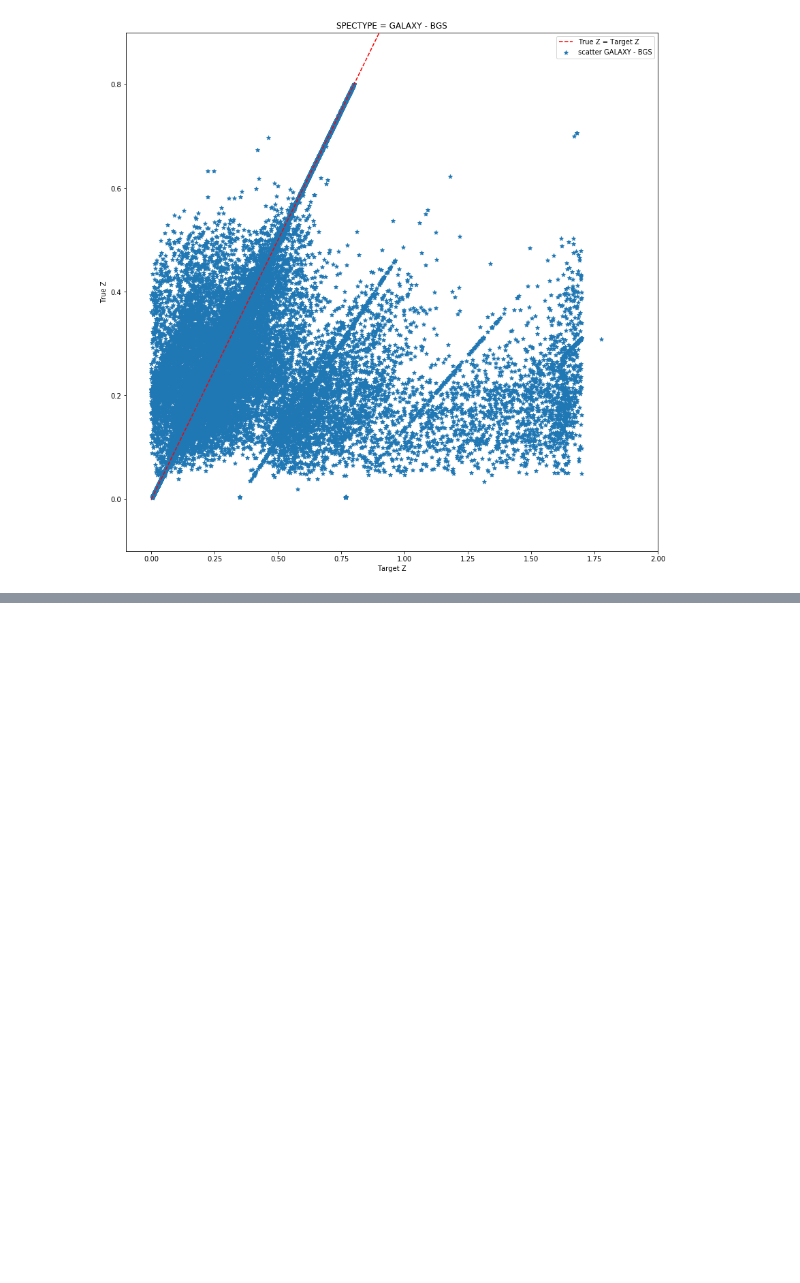
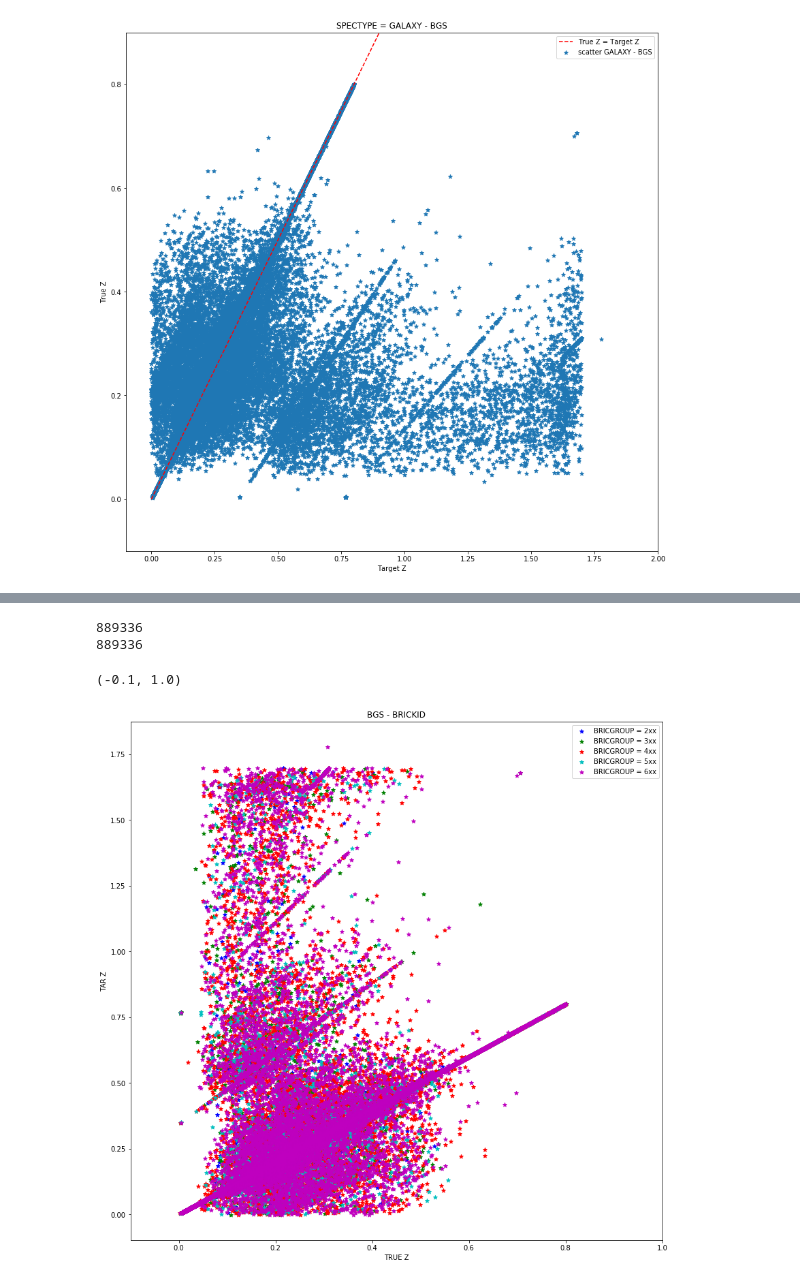
Before and after one commit to sergiolobo26/Monograf-aRedshiftML, a Jupyter notebook: Python/GALAXY-BGS.ipynb, the cells around one changed output, grey strips where cells are left out. Saved outputs shown, nothing was run; the diff lists cells and outputs as text; code cells hidden in the pictures; blank space fills up the shorter version.

```diff
--- a/Python/GALAXY-BGS.ipynb
+++ b/Python/GALAXY-BGS.ipynb
@@ -94,0 +152,53 @@ print(BGS_file_tar[1][1])
+# %%
+# subdivide by brick group, 2xx, 3xx, 4xx, 5xx, 6xx.
+#color = [b, g, r, c, m]
+plot_by_brick_group_2 = []
+plot_by_brick_group_3 = []
+plot_by_brick_group_4 = []
+plot_by_brick_group_5 = []
+plot_by_brick_group_6 = []
+
+for i, group in enumerate(brickID_group):
+    if group//100 == 2:
+        plot_by_brick_group_2.append([BGS_file_true[1]['TRUEZ'][i][0], BGS_file_tar[1]['Z'][i][0]])
+    elif group//100 == 3:
+        plot_by_brick_group_3.append([BGS_file_true[1]['TRUEZ'][i][0], BGS_file_tar[1]['Z'][i][0]])
+    elif group//100 == 4:
+        plot_by_brick_group_4.append([BGS_file_true[1]['TRUEZ'][i][0], BGS_file_tar[1]['Z'][i][0]])
+    elif group//100 == 5:
+        plot_by_brick_group_5.append([BGS_file_true[1]['TRUEZ'][i][0], BGS_file_tar[1]['Z'][i][0]])
+    elif group//100 == 6:
+        plot_by_brick_group_6.append([BGS_file_true[1]['TRUEZ'][i][0], BGS_file_tar[1]['Z'][i][0]])
+
+plot_by_brick_group_2 = array(plot_by_brick_group_2)
+plot_by_brick_group_3 = array(plot_by_brick_group_3)
+plot_by_brick_group_4 = array(plot_by_brick_group_4)
+plot_by_brick_group_5 = array(plot_by_brick_group_5)
+plot_by_brick_group_6 = array(plot_by_brick_group_6)
+# %%
+print(len(brickID_group))
+print(len(plot_by_brick_group_2)+len(plot_by_brick_group_3)+len(plot_by_brick_group_4)+len(plot_by_brick_group_5)+len(plot_by_brick_group_6))
+# %% [output]
+889336
+889336
+# %%
+fig, ax = subplots(figsize=(14, 14))
+
+ax.scatter(plot_by_brick_group_2[:,0],plot_by_brick_group_2[:,1], marker='*', color='b')
+
+ax.scatter(plot_by_brick_group_3[:,0],plot_by_brick_group_3[:,1], marker='*', color='g')
+
+ax.scatter(plot_by_brick_group_4[:,0],plot_by_brick_group_4[:,1], marker='*', color='r')
+
+ax.scatter(plot_by_brick_group_5[:,0],plot_by_brick_group_5[:,1], marker='*', color='c')
+
+ax.scatter(plot_by_brick_group_6[:,0],plot_by_brick_group_6[:,1], marker='*', color='m')
+
+ax.legend(('BRICGROUP = 2xx', 'BRICGROUP = 3xx', 'BRICGROUP = 4xx', 'BRICGROUP = 5xx', 'BRICGROUP = 6xx'))
+ax.set_xlabel('TRUE Z')
+ax.set_ylabel('TAR Z')
+ax.set_title('BGS - BRICKID')
+ax.set_xlim(-0.1, 1.0)
+# %% [output]
+(-0.1, 1.0)
+[figure, added]
```
Also changed, not shown: parts of 8 cells of this notebook.
